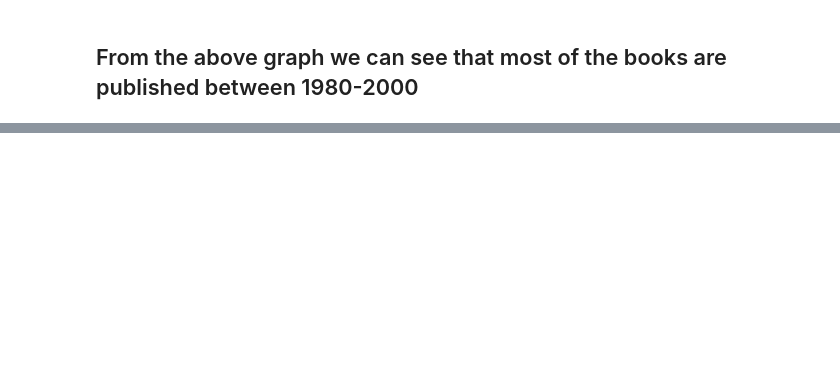
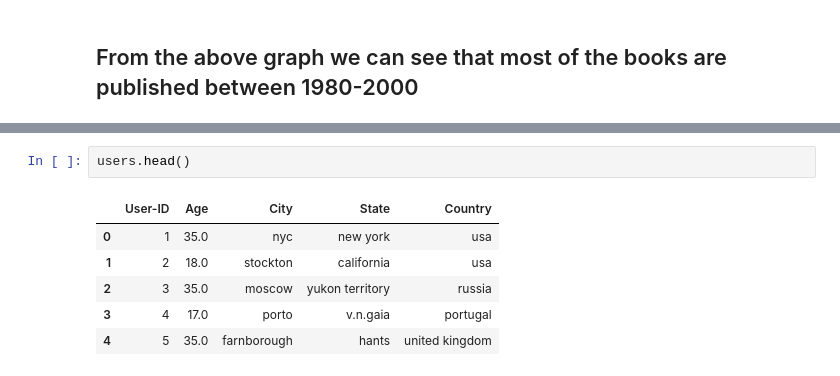
Before and after one commit to IfrazQazi/Book-Recommendation-System, a Jupyter notebook: Book_Recommendation_system.ipynb, the cells around one changed output, grey strips where cells are left out. Drawn from its saved outputs; the diff is of its cells as text; blank space fills up the shorter version.

```diff
--- a/Book_Recommendation_system.ipynb
+++ b/Book_Recommendation_system.ipynb
@@ -377,0 +500,9 @@ fig.show()
+# %%
+users.head()
+# %% [output]
+|  | User-ID | Age | City | State | Country |
+| 0 | 1 | 35.0 | nyc | new york | usa |
+| 1 | 2 | 18.0 | stockton | california | usa |
+| 2 | 3 | 35.0 | moscow | yukon territory | russia |
+| 3 | 4 | 17.0 | porto | v.n.gaia | portugal |
+| 4 | 5 | 35.0 | farnborough | hants | united kingdom |
```
Also changed, not shown: parts of 23 cells of this notebook.
